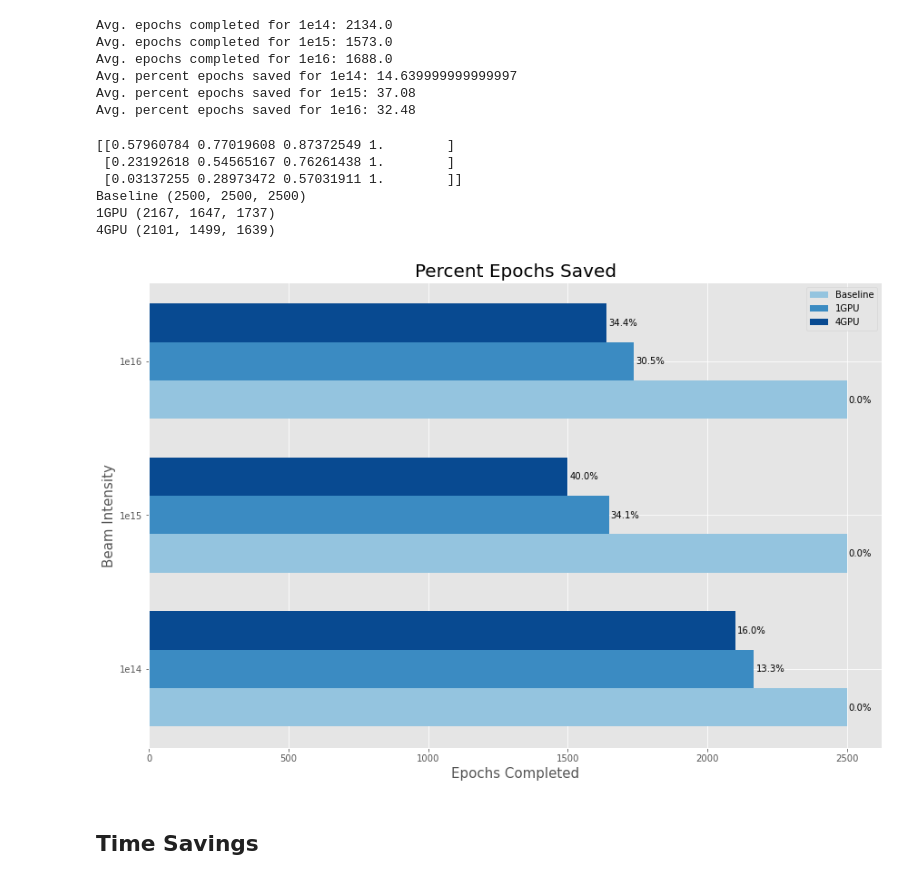
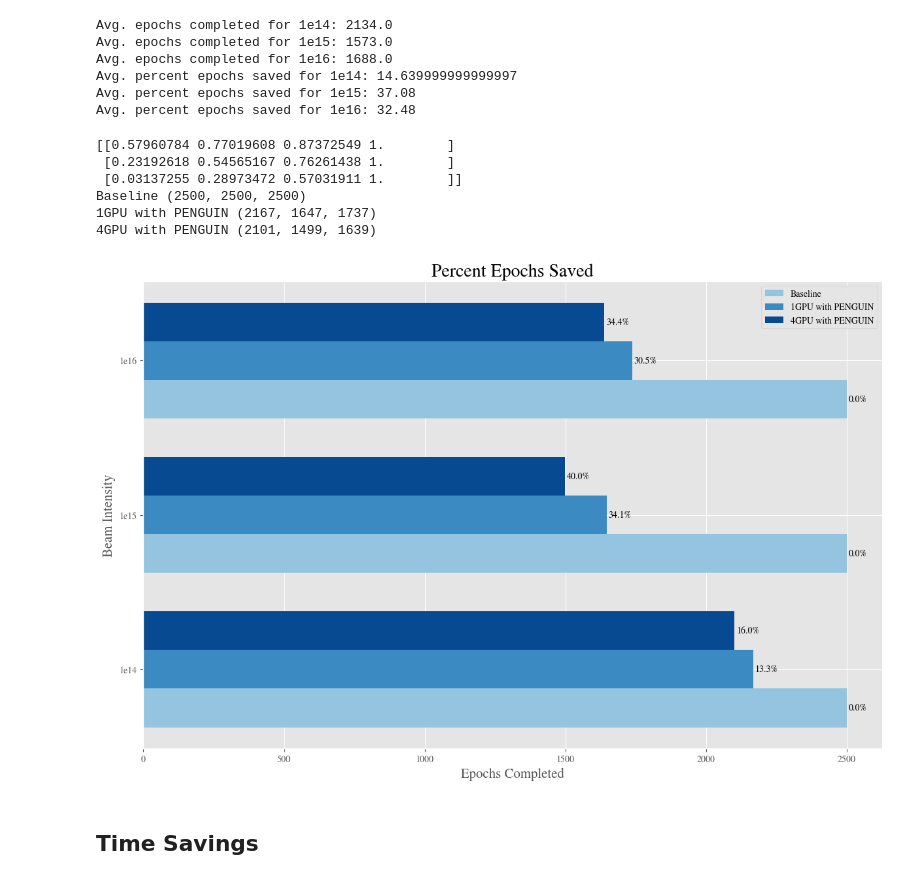
Before and after one commit to TauferLab/Reproducibility_A4NN_ICPP23, a Jupyter notebook: paper_analysis.ipynb, the cells around one changed output. Cells and saved outputs as stored; diff of their text form; code cells hidden in the pictures.

Commit message:
more figures and code

```diff
--- a/paper_analysis.ipynb
+++ b/paper_analysis.ipynb
@@ -1,13 +1,17 @@
 # %%
 import pandas as pd
 import matplotlib.pyplot as plt
-plt.rcParams["figure.figsize"] = (9,6)
-plt.rcParams["font.family"] = "sans-serif"
+#plt.rcParams["figure.figsize"] = (9,6)
+#plt.rcParams["font.family"] = "sans-serif"
+
+plt.rcParams.update(plt.rcParamsDefault)
+
+
+plt.rcParams['mathtext.fontset'] = 'stix'
+plt.rcParams['font.family'] = 'STIXGeneral'
 
 from matplotlib.pyplot import figure
 import matplotlib.cm as cm
-
-# figure(figsize=(20, 16), dpi=160)
 
 plt.style.use('ggplot')
 cmap = cm.get_cmap('Blues')
@@ -85,44 +89,46 @@ multiplier = 0
 beam_intensity = ("1e14", "1e15", "1e16")
 epochs_run = {
     'Baseline': (num_epochs_without_stopping, num_epochs_without_stopping, num_epochs_without_stopping),
-    '1GPU': (len(gpu1_1e14_stopping.index), len(gpu1_1e15_stopping.index), len(gpu1_1e16_stopping.index)),
-    '4GPU': (len(gpu4_1e14_stopping.index), len(gpu4_1e15_stopping.index), len(gpu4_1e16_stopping.index)),
+    '1GPU with PENGUIN': (len(gpu1_1e14_stopping.index), len(gpu1_1e15_stopping.index), len(gpu1_1e16_stopping.index)),
+    '4GPU with PENGUIN': (len(gpu4_1e14_stopping.index), len(gpu4_1e15_stopping.index), len(gpu4_1e16_stopping.index)),
 }
 
 x = np.arange(len(beam_intensity))  # the label locations
 width = 0.25  # the width of the bars
 multiplier = 0
 
 fig, ax = plt.subplots(layout='constrained', figsize=(12, 8))
 colors = cmap(np.linspace(0.4, 0.9, 3))
 print(colors)
 
 for index, (label, num_epochs) in enumerate(epochs_run.items()):
     print(label, num_epochs)
     offset = width * multiplier
     rects = ax.barh(x + offset, num_epochs, width, label=label, color=colors[index]) #, color= cmap(np.linspace(0, 1, 3))
     labels = [str(round((1-(num_epochs[i]/num_epochs_without_stopping))*100, 1))+'%' for i in range(len(num_epochs))]
     ax.bar_label(rects, labels=labels ,padding=2)
     multiplier += 1
 
 # Add some text for labels, title and custom x-axis tick labels, etc.
 ax.set_xlabel('Epochs Completed', fontsize=15)
 ax.set_ylabel('Beam Intensity', fontsize=15)
 
 ax.set_title('Percent Epochs Saved', fontsize=20)
 ax.set_yticks(x + width, beam_intensity)
 ax.legend(loc='upper right')
 # ax.set_ylim(0, 2500)
 
+plt.savefig('epochs_saved.png')
+
 plt.show()
 # %% [output]
 [[0.57960784 0.77019608 0.87372549 1.        ]
  [0.23192618 0.54565167 0.76261438 1.        ]
  [0.03137255 0.28973472 0.57031911 1.        ]]
 Baseline (2500, 2500, 2500)
-1GPU (2167, 1647, 1737)
-4GPU (2101, 1499, 1639)
+1GPU with PENGUIN (2167, 1647, 1737)
+4GPU with PENGUIN (2101, 1499, 1639)
-[figure, old version]
+[figure, new version]
 # %% [markdown]
 ## Time Savings
 # %% [markdown]
```
Also changed, not shown: parts of 1 cell of this notebook, 2 other files.
